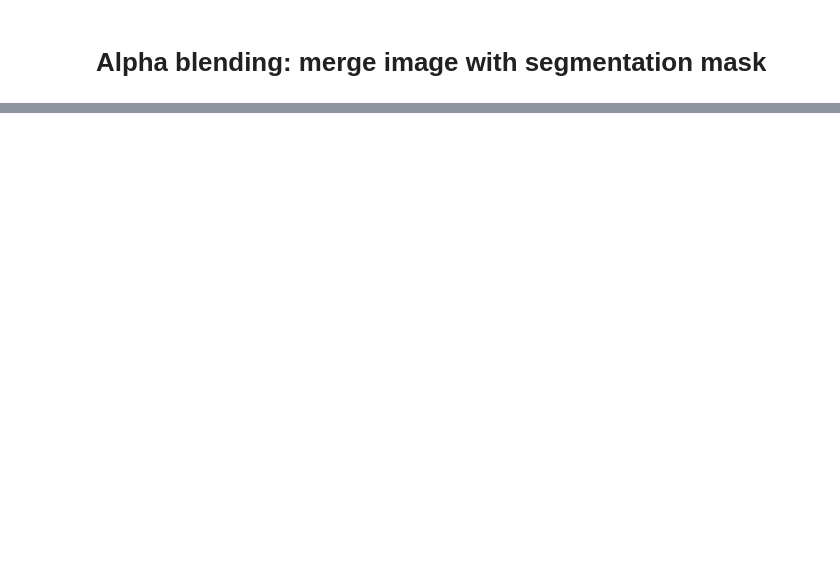
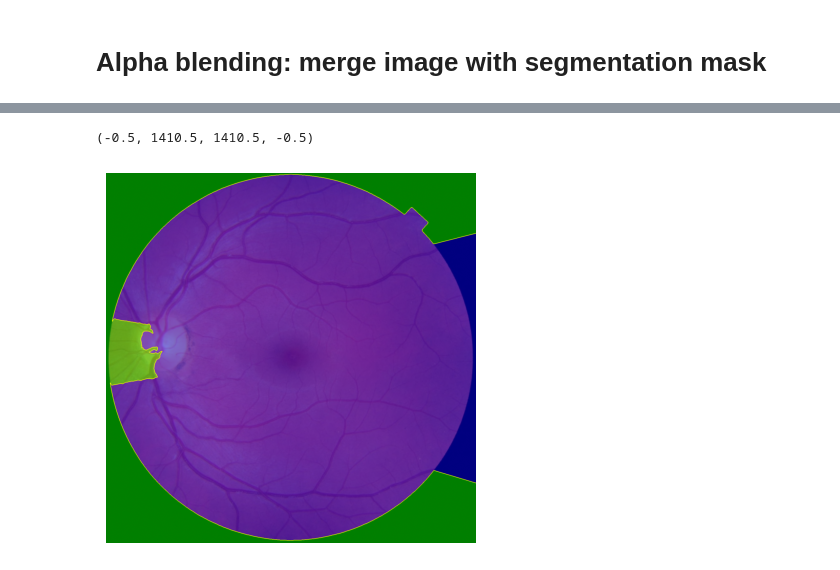
Before and after one commit to ryukinix/egsis, a Jupyter notebook: notebooks/model_egsis.ipynb, the cells around one changed output, grey strips where cells are left out. Drawn from its saved outputs; the diff is of its cells as text; code cells hidden in the pictures; blank space fills up the shorter version.

```diff
--- a/notebooks/model_egsis.ipynb
+++ b/notebooks/model_egsis.ipynb
@@ -159,0 +215,6 @@ plt.imshow(blend.astype(np.uint8))
+# %%
+plt.imshow(image.segmentation_mask_blend(img, mask, labels_by_color))
+plt.axis('off')
+# %% [output]
+(-0.5, 1410.5, 1410.5, -0.5)
+[figure, added]
```
Also changed, not shown: parts of 8 cells of this notebook, 1 other file.
